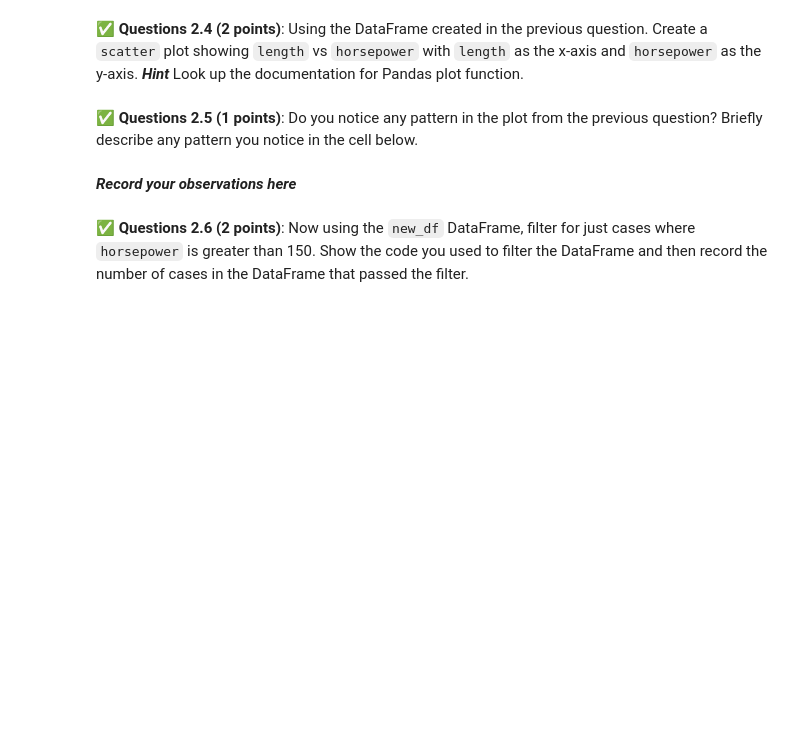
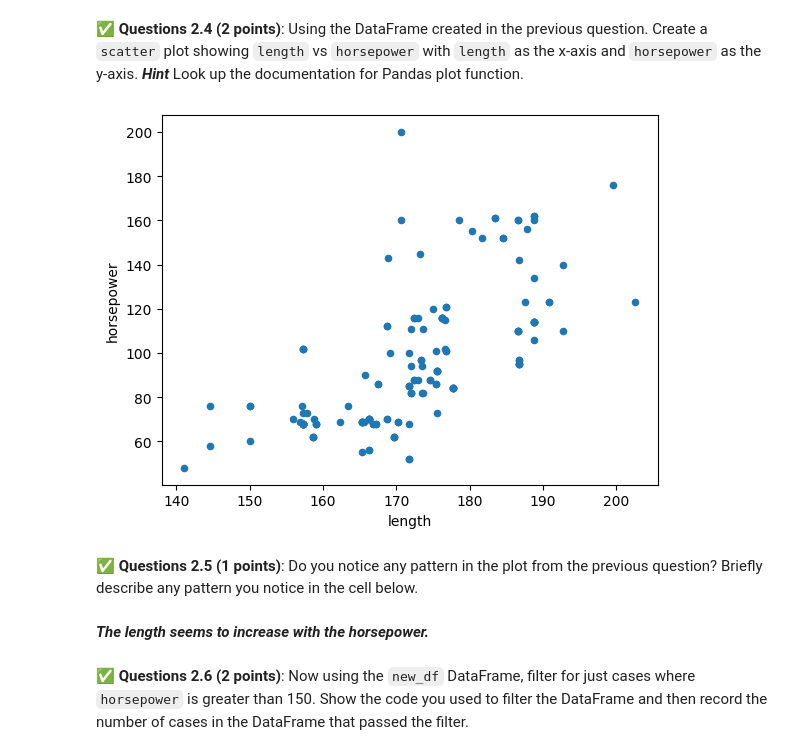
Before and after one commit to Zwillbeast659/CMSE202-f25-turnin, a Jupyter notebook: hw-01/HW-01_GitPracticeDebuggingPythonPackagesAndClasses-STUDENT.ipynb, the cells around one changed output. Cells and saved outputs as stored; diff of their text form; code cells hidden in the pictures; blank space fills up the shorter version.

```diff
--- a/hw-01/HW-01_GitPracticeDebuggingPythonPackagesAndClasses-STUDENT.ipynb
+++ b/hw-01/HW-01_GitPracticeDebuggingPythonPackagesAndClasses-STUDENT.ipynb
@@ -140,2 +141,5 @@ import pandas as pd
 # %% [markdown]
 &#9989; **Questions 2.1 (2 points)**: Use Pandas to load in the `auto_price.csv` file as a DataFrame and then display the first 10 lines of the file. You can download the file using curl with https://raw.githubusercontent.com/hoolagans/CMSE202_FS24/main/auto_price.csv.
+# %%
+autodata = pd.read_csv("auto_price.csv")
+autodata.head(10)
@@ -152,2 +180,5 @@ import pandas as pd
 # %% [markdown]
 &#9989; **Questions 2.3 (2 points)**: Now create a new DataFrame using just the `length` and `horsepower` columns of your current DataFrame. Call this DataFrame `new_df`. Confirm that the new DataFrame contains just those two columns by displaying the first 4 rows.
+# %%
+new_df = autodata[['length', 'horsepower']]
+new_df
@@ -154,9 +199,13 @@ import pandas as pd
 # %% [markdown]
 &#9989; **Questions 2.4 (2 points)**: Using the DataFrame created in the previous question. Create a `scatter` plot showing `length` vs `horsepower` with `length` as the x-axis and `horsepower` as the y-axis. ***Hint*** Look up the documentation for Pandas plot function.
+# %%
+new_df.plot('length','horsepower', kind='scatter');
+# %% [output]
+[figure, added]
 # %% [markdown]
 &#9989; **Questions 2.5 (1 points)**: Do you notice any pattern in the plot from the previous question? Briefly describe any pattern you notice in the cell below.
-# %% [markdown]
-***Record your observations here***
+# %% [markdown]
+***The length seems to increase with the horsepower.***
 # %% [markdown]
 &#9989; **Questions 2.6 (2 points)**: Now using the `new_df` DataFrame, filter for just cases where `horsepower` is greater than 150. Show the code you used to filter the DataFrame and then record the number of cases in the DataFrame that passed the filter.
 # %%
```
Also changed, not shown: parts of 22 cells of this notebook.
